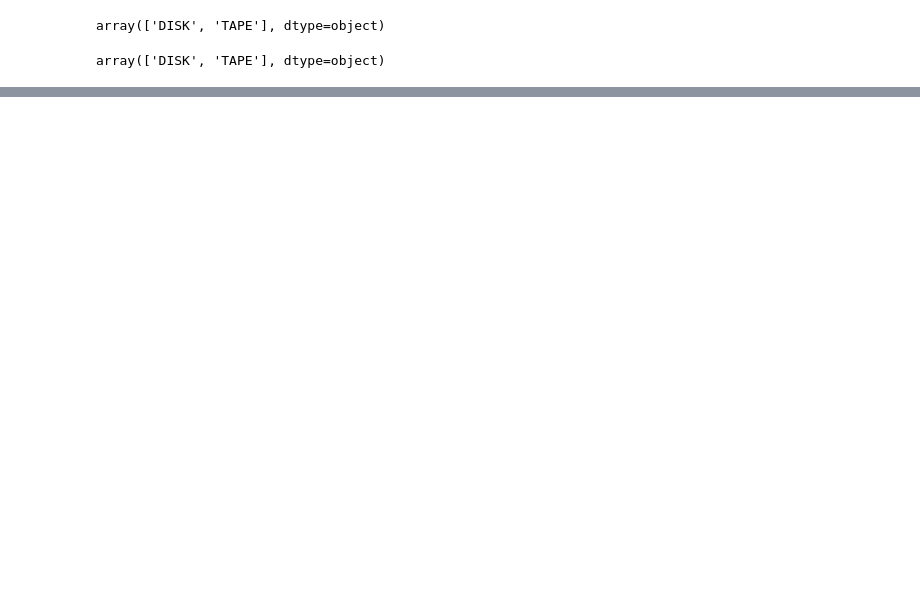
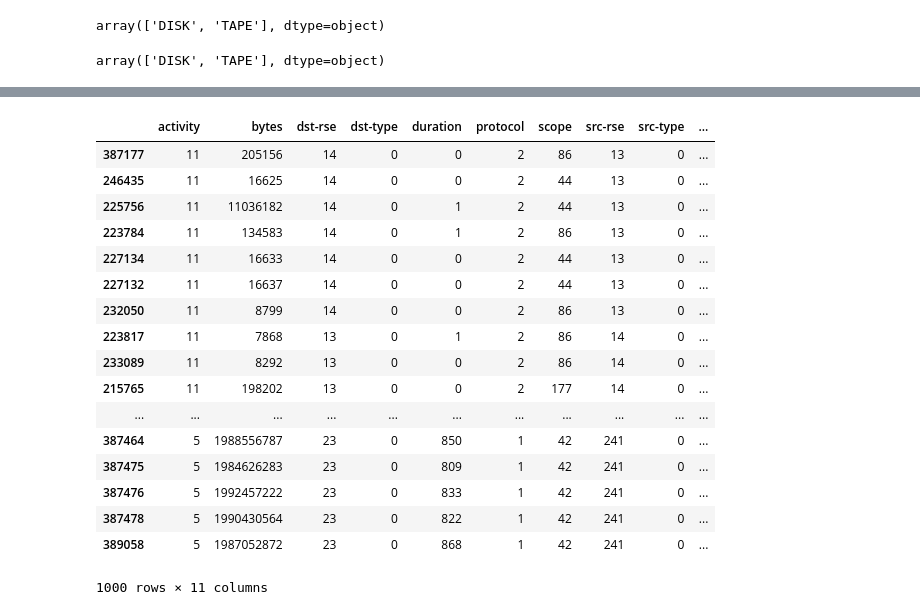
Before and after one commit to vyomshm/DeepAnomaly, a Jupyter notebook: es-atlas-cern.ipynb, the cells around one changed output, grey strips where cells are left out. Cells and saved outputs as stored; diff of their text form; code cells hidden in the pictures; blank space fills up the shorter version.

```diff
--- a/es-atlas-cern.ipynb
+++ b/es-atlas-cern.ipynb
@@ -467,0 +581,21 @@ array(['DISK', 'TAPE'], dtype=object)
+# %%
+rucio_data.head(1000)
+# %% [output]
+|  | activity | bytes | dst-rse | dst-type | duration | protocol | scope | src-rse | src-type | ... |
+| 387177 | 11 | 205156 | 14 | 0 | 0 | 2 | 86 | 13 | 0 | ... |
+| 246435 | 11 | 16625 | 14 | 0 | 0 | 2 | 44 | 13 | 0 | ... |
+| 225756 | 11 | 11036182 | 14 | 0 | 1 | 2 | 44 | 13 | 0 | ... |
+| 223784 | 11 | 134583 | 14 | 0 | 1 | 2 | 86 | 13 | 0 | ... |
+| 227134 | 11 | 16633 | 14 | 0 | 0 | 2 | 44 | 13 | 0 | ... |
+| 227132 | 11 | 16637 | 14 | 0 | 0 | 2 | 44 | 13 | 0 | ... |
+| 232050 | 11 | 8799 | 14 | 0 | 0 | 2 | 86 | 13 | 0 | ... |
+| 223817 | 11 | 7868 | 13 | 0 | 1 | 2 | 86 | 14 | 0 | ... |
+| 233089 | 11 | 8292 | 13 | 0 | 0 | 2 | 86 | 14 | 0 | ... |
+| 215765 | 11 | 198202 | 13 | 0 | 0 | 2 | 177 | 14 | 0 | ... |
+| ... | ... | ... | ... | ... | ... | ... | ... | ... | ... | ... |
+| 387464 | 5 | 1988556787 | 23 | 0 | 850 | 1 | 42 | 241 | 0 | ... |
+| 387475 | 5 | 1984626283 | 23 | 0 | 809 | 1 | 42 | 241 | 0 | ... |
+| 387476 | 5 | 1992457222 | 23 | 0 | 833 | 1 | 42 | 241 | 0 | ... |
+| 387478 | 5 | 1990430564 | 23 | 0 | 822 | 1 | 42 | 241 | 0 | ... |
+| 389058 | 5 | 1987052872 | 23 | 0 | 868 | 1 | 42 | 241 | 0 | ... |
+1000 rows × 11 columns
```
Also changed, not shown: parts of 36 cells of this notebook.
